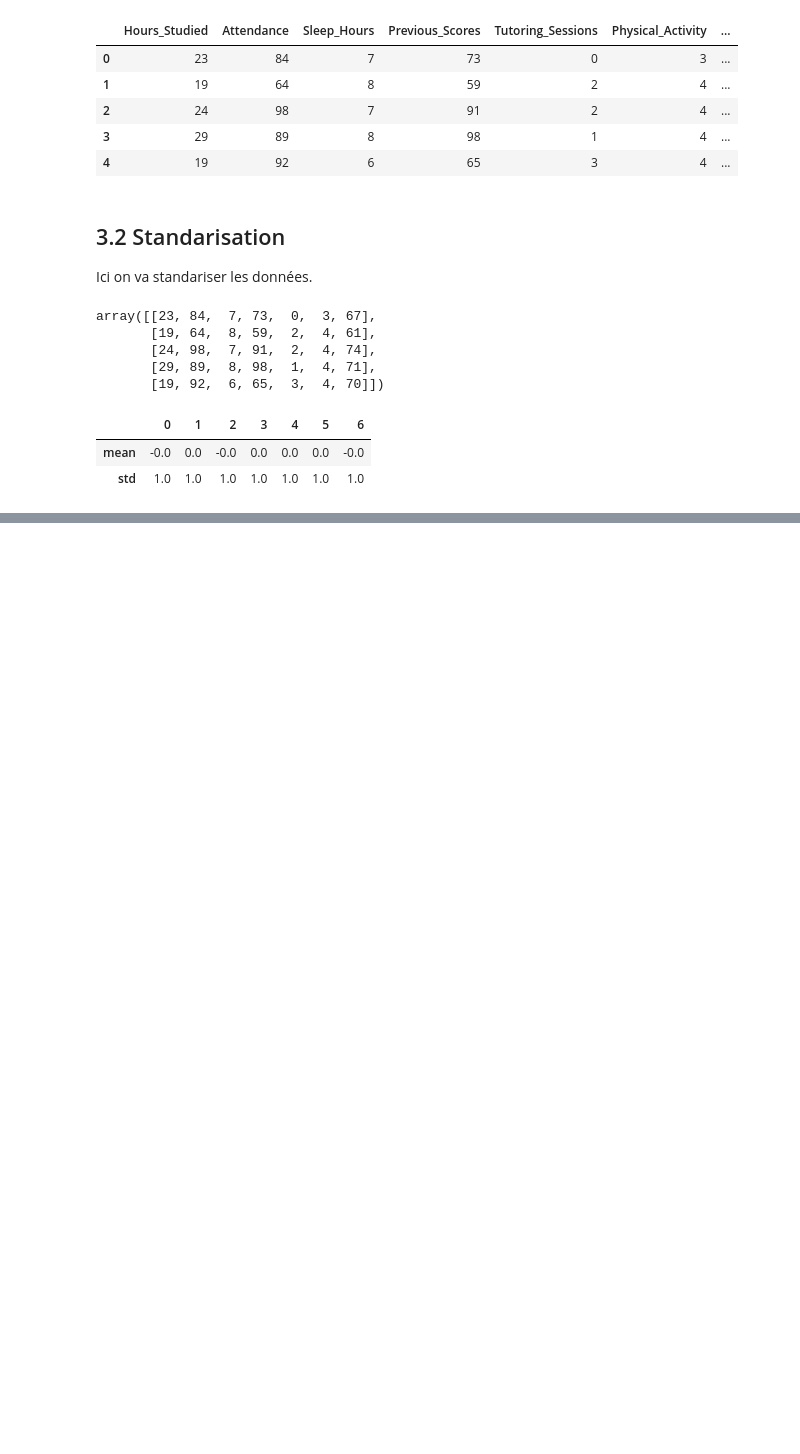
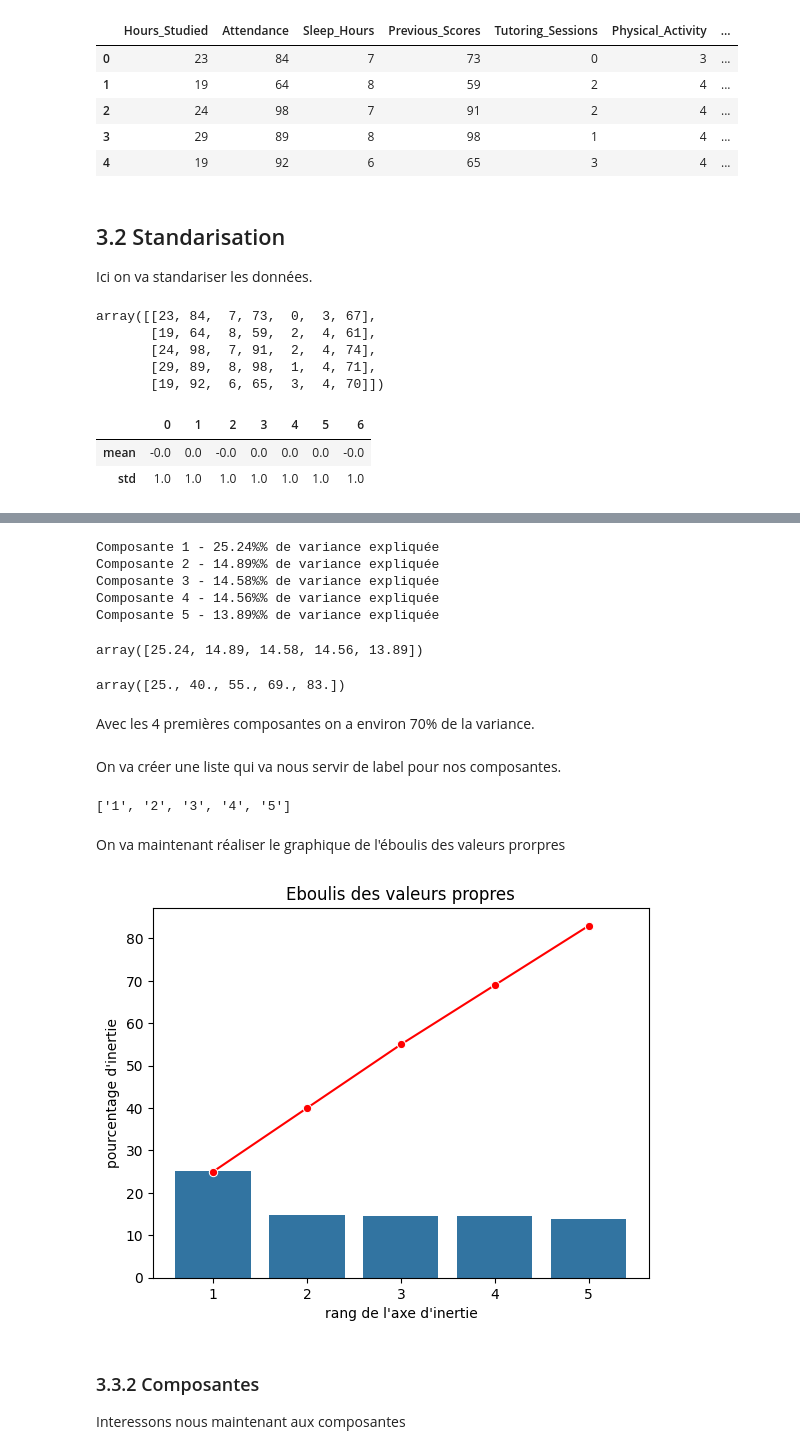
Before and after one commit to Harlequelrah/student_exam_performance_dataset_analysis, a Jupyter notebook: project/main.ipynb, the cells around one changed output, grey strips where cells are left out. Saved outputs shown, nothing was run; the diff lists cells and outputs as text; code cells hidden in the pictures; blank space fills up the shorter version.

Commit message:
- PCA - Graphe des corrélations

```diff
--- a/project/main.ipynb
+++ b/project/main.ipynb
@@ -700,0 +706,54 @@ pd.DataFrame(X_Scaled).describe().round().loc[['mean','std']]
+# %%
+# Variance expliquée par chaque composante
+for i, v in enumerate(pca.explained_variance_ratio_):
+    print(f"Composante {i+1} - {v:.2%}% de variance expliquée")
+# %% [output]
+Composante 1 - 25.24%% de variance expliquée
+Composante 2 - 14.89%% de variance expliquée
+Composante 3 - 14.58%% de variance expliquée
+Composante 4 - 14.56%% de variance expliquée
+Composante 5 - 13.89%% de variance expliquée
+# %%
+# Enregistrons les variances expliquées dans une variable
+scree = (pca.explained_variance_ratio_*100).round(2)
+scree
+# %% [output]
+array([25.24, 14.89, 14.58, 14.56, 13.89])
+# %%
+# Calcul de la somme cumulée des variances
+scree_cum = np.cumsum(scree).round()
+scree_cum
+# %% [output]
+array([25., 40., 55., 69., 83.])
+# %% [markdown]
+Avec les 4 premières composantes on a environ 70% de la variance.
+# %% [markdown]
+On va créer une liste qui va nous servir de label pour nos composantes.
+# %%
+x_list = [str(i+1) for i in range(n_components)]
+x_list
+# %% [output]
+['1', '2', '3', '4', '5']
+# %% [markdown]
+On va maintenant réaliser le graphique de l'éboulis des valeurs prorpres
+# %%
+# Diagramme à barre des variances expliquées par chaque composante
+sns.barplot(x=x_list,y=scree)
+
+# Courbe de la variance expliquée cumumulée
+sns.lineplot(x=x_list,y=scree_cum,color="red",marker="o")
+
+# Labels des axes
+plt.xlabel("rang de l'axe d'inertie")
+plt.ylabel("pourcentage d'inertie")
+
+# Titre du graphique
+plt.title("Eboulis des valeurs propres")
+
+# Affichage du graphique
+plt.show()
+# %% [output]
+[figure, added]
+# %% [markdown]
+### 3.3.2 Composantes
+Interessons nous maintenant aux composantes
```
Also changed, not shown: parts of 24 cells of this notebook.
